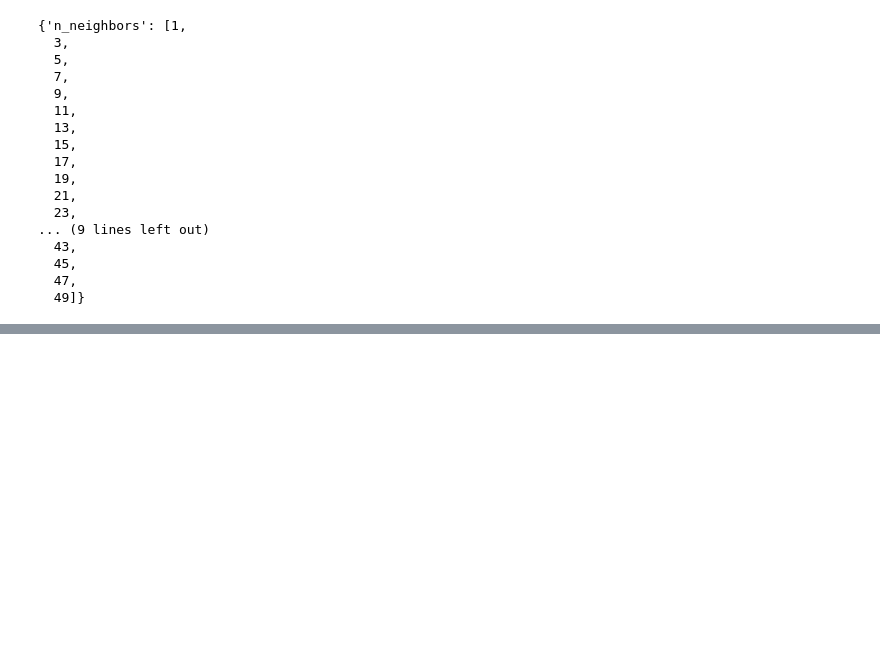
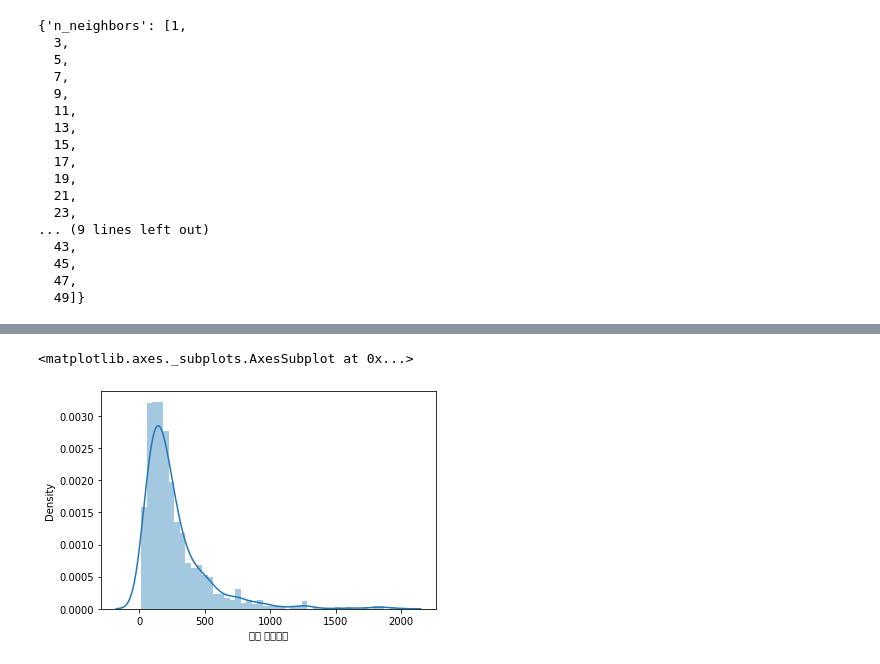
Before and after one commit to chajunhyeop/-, a Jupyter notebook: ubion4.ipynb, the cells around one changed output, grey strips where cells are left out. Drawn from its saved outputs; the diff is of its cells as text; code cells hidden in the pictures; blank space fills up the shorter version.

```diff
--- a/ubion4.ipynb
+++ b/ubion4.ipynb
@@ -160,0 +407,5 @@ parameter_grid
+# %%
+sns.distplot(df["평균 구매주기"])
+# %% [output]
+<matplotlib.axes._subplots.AxesSubplot at 0x...>
+[figure, added]
```
Also changed, not shown: parts of 48 cells of this notebook.
